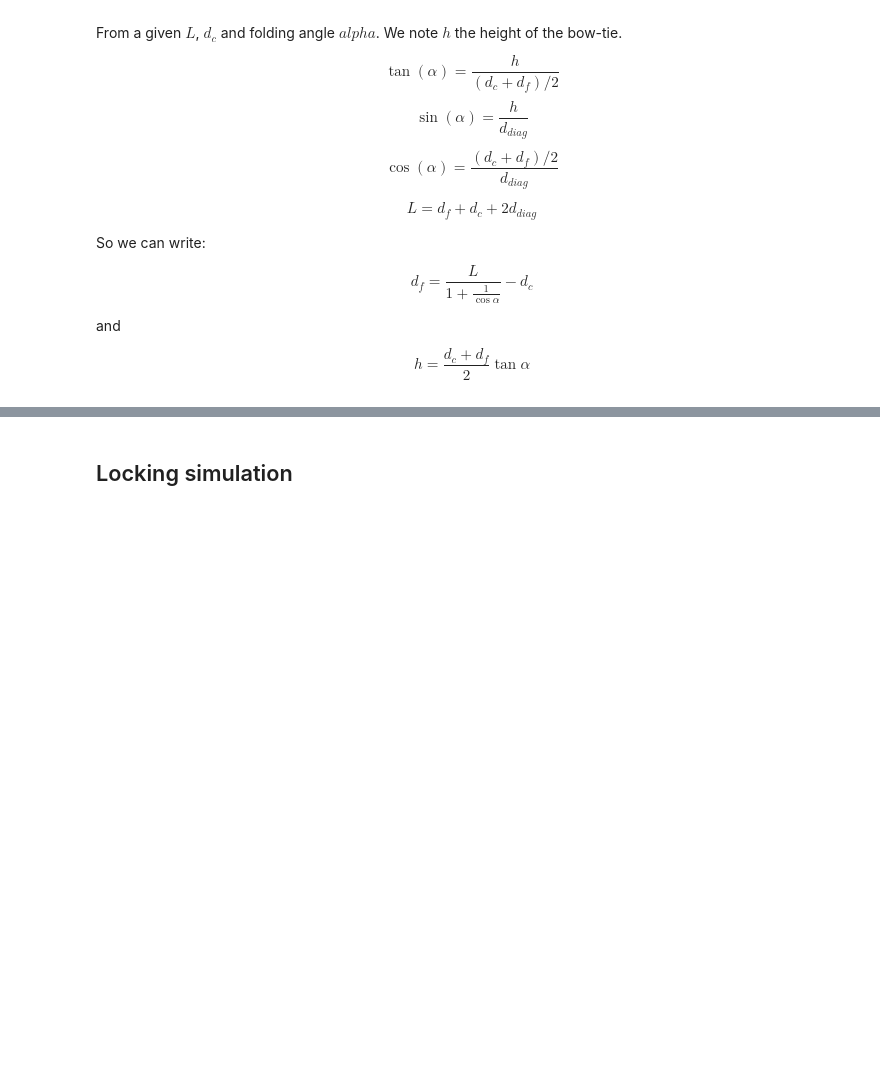
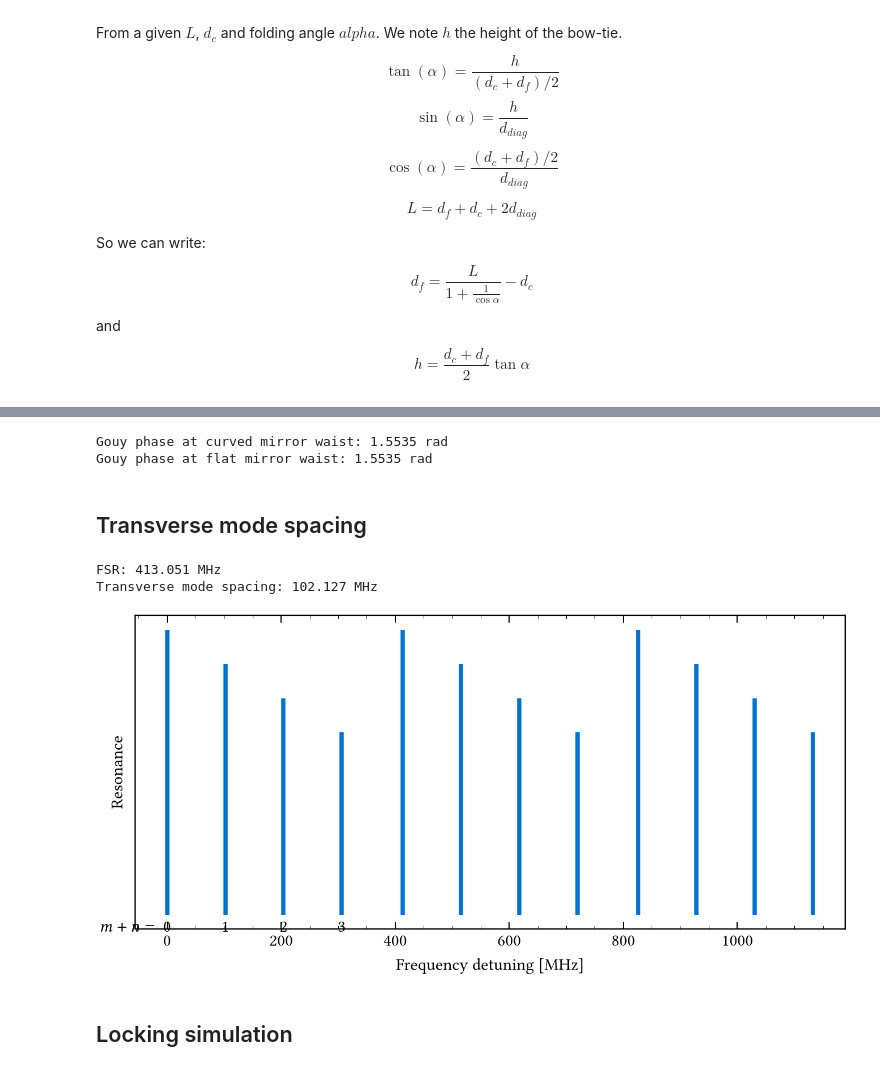
Before and after one commit to eq15t-panda/PANDASimulation, a Jupyter notebook: cavity/cavity.ipynb, the cells around one changed output, grey strips where cells are left out. Drawn from its saved outputs; the diff is of its cells as text; code cells hidden in the pictures; blank space fills up the shorter version.

Commit message:
Adding Gouy phase analysis

```diff
--- a/cavity/cavity.ipynb
+++ b/cavity/cavity.ipynb
@@ -748,8 +749,8 @@ and
 $$h = \frac{d_c + d_f}{2} \tan {\alpha}$$
 # %%
 angle = 12 # degrees
-dc = 125 * 1e-3
-L0 = 676 * 1e-3
+dc = 119.170 * 1e-3
+L0 = 725.8 * 1e-3
 d_f = (L0 / (1 + 1 / np.cos(np.radians(angle)))) - dc
 h = ((dc + d_f) / 2) * np.tan(np.radians(angle))
 
@@ -790,3 +842,73 @@ for waist, vals in df_solutions.items():
+# %%
+def gouy_phase(A, D):
+    return np.arccos((A + D) / 2)
+# %%
+gouy_phase1 = gouy_phase(A1, D1)
+gouy_phase2 = gouy_phase(A2, D2)
+print(f"Gouy phase at curved mirror waist: {gouy_phase1:.4f} rad")
+print(f"Gouy phase at flat mirror waist: {gouy_phase2:.4f} rad")
+# %% [output]
+Gouy phase at curved mirror waist: 1.5535 rad
+Gouy phase at flat mirror waist: 1.5535 rad
+# %% [markdown]
+## Transverse mode spacing
+# %%
+fsr = c / L0
+transverse_mode_spacing = fsr * gouy_phase1 / (2 * np.pi)
+
+print(f"FSR: {fsr / 1e6:.3f} MHz")
+print(f"Transverse mode spacing: {transverse_mode_spacing / 1e6:.3f} MHz")
+# %% [output]
+FSR: 413.051 MHz
+Transverse mode spacing: 102.127 MHz
+# %%
+# Number of longitudinal resonances to show
+longitudinal_modes = np.arange(3)
+
+# Transverse mode orders m+n
+transverse_orders = np.arange(4)
+
+plt.figure(figsize=(9, 4))
+
+for longitudinal_mode in longitudinal_modes:
+    for transverse_order in transverse_orders:
+
+        resonance_frequency = (
+            longitudinal_mode * fsr
+            + transverse_order * transverse_mode_spacing
+        )
+
+        height = 1 - 0.12 * transverse_order
+
+        plt.vlines(
+            resonance_frequency / 1e6,
+            0,
+            height,
+            linewidth=3
+        )
+
+        if longitudinal_mode == 0:
+            plt.text(
+                resonance_frequency / 1e6,
+                -0.06,
+                str(transverse_order),
+                ha="center"
+            )
+
+plt.xlabel("Frequency detuning [MHz]")
+plt.ylabel("Resonance")
+plt.yticks([])
+
+plt.text(
+    -0.05 * fsr / 1e6,
+    -0.06,
+    r"$m+n=$",
+    ha="right"
+)
+
+plt.show()
+# %% [output]
+[figure, added]
 # %% [markdown]
 ## Locking simulation
 # %% [markdown]
```
Also changed, not shown: parts of 14 cells of this notebook, 3 other files.
